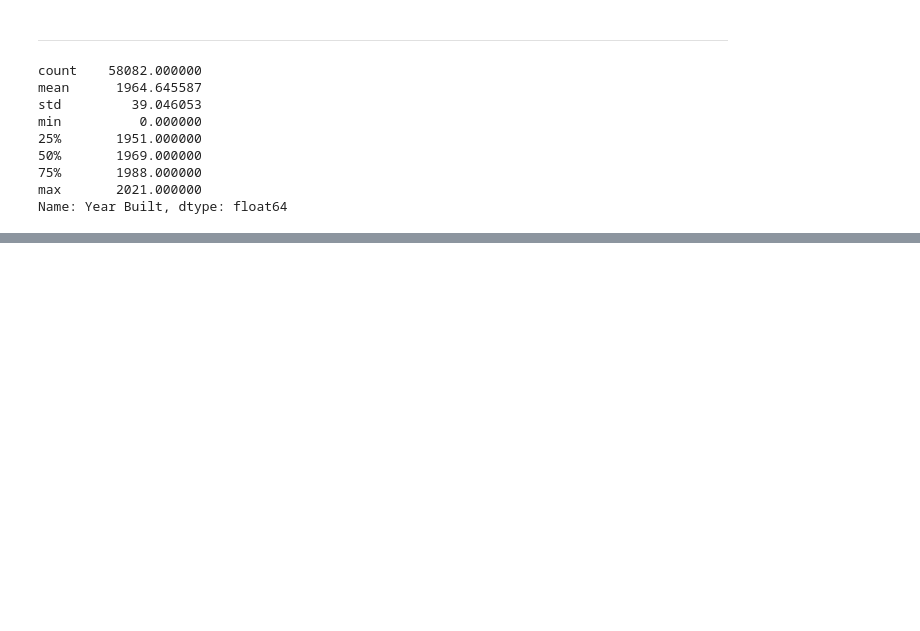
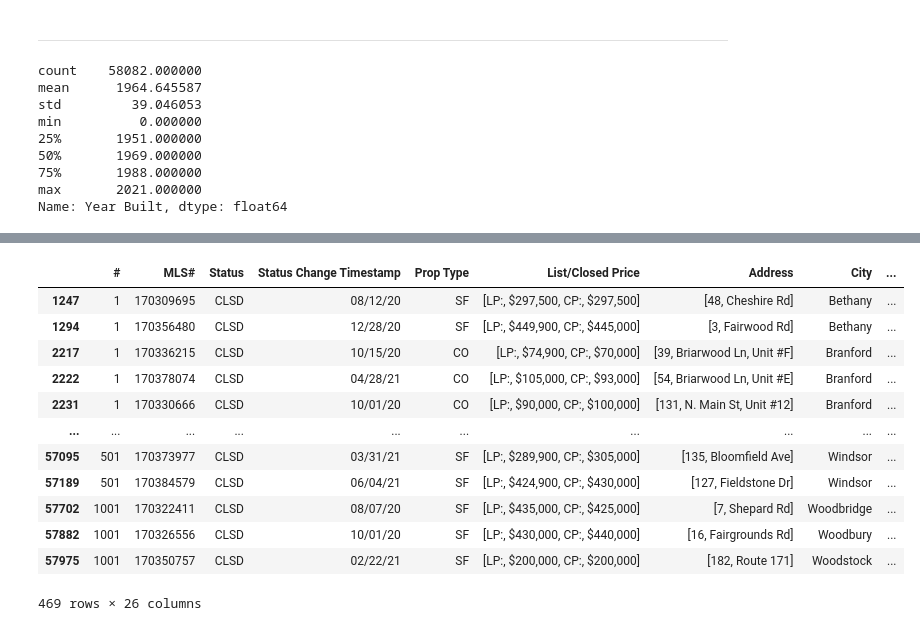
Before and after one commit to stevepereira91/Springboard-Coursework, a Jupyter notebook: Data Wrangling notebook.ipynb, the cells around one changed output, grey strips where cells are left out. Saved outputs shown, nothing was run; the diff lists cells and outputs as text; code cells hidden in the pictures; blank space fills up the shorter version.

```diff
--- a/Data Wrangling notebook.ipynb
+++ b/Data Wrangling notebook.ipynb
@@ -811,0 +1317,16 @@ data_merged[data_merged['Year Built'] == 0]
+# %%
+data_merged[data_merged['DOM'] == 0]
+# %% [output]
+|  | # | MLS# | Status | Status Change Timestamp | Prop Type | List/Closed Price | Address | City | ... |
+| 1247 | 1 | 170309695 | CLSD | 08/12/20 | SF | [LP:, $297,500, CP:, $297,500] | [48, Cheshire Rd] | Bethany | ... |
+| 1294 | 1 | 170356480 | CLSD | 12/28/20 | SF | [LP:, $449,900, CP:, $445,000] | [3, Fairwood Rd] | Bethany | ... |
+| 2217 | 1 | 170336215 | CLSD | 10/15/20 | CO | [LP:, $74,900, CP:, $70,000] | [39, Briarwood Ln, Unit #F] | Branford | ... |
+| 2222 | 1 | 170378074 | CLSD | 04/28/21 | CO | [LP:, $105,000, CP:, $93,000] | [54, Briarwood Ln, Unit #E] | Branford | ... |
+| 2231 | 1 | 170330666 | CLSD | 10/01/20 | CO | [LP:, $90,000, CP:, $100,000] | [131, N. Main St, Unit #12] | Branford | ... |
+| ... | ... | ... | ... | ... | ... | ... | ... | ... | ... |
+| 57095 | 501 | 170373977 | CLSD | 03/31/21 | SF | [LP:, $289,900, CP:, $305,000] | [135, Bloomfield Ave] | Windsor | ... |
+| 57189 | 501 | 170384579 | CLSD | 06/04/21 | SF | [LP:, $424,900, CP:, $430,000] | [127, Fieldstone Dr] | Windsor | ... |
+| 57702 | 1001 | 170322411 | CLSD | 08/07/20 | SF | [LP:, $435,000, CP:, $425,000] | [7, Shepard Rd] | Woodbridge | ... |
+| 57882 | 1001 | 170326556 | CLSD | 10/01/20 | SF | [LP:, $430,000, CP:, $440,000] | [16, Fairgrounds Rd] | Woodbury | ... |
+| 57975 | 1001 | 170350757 | CLSD | 02/22/21 | SF | [LP:, $200,000, CP:, $200,000] | [182, Route 171] | Woodstock | ... |
+469 rows × 26 columns
```
Also changed, not shown: parts of 104 cells of this notebook.
